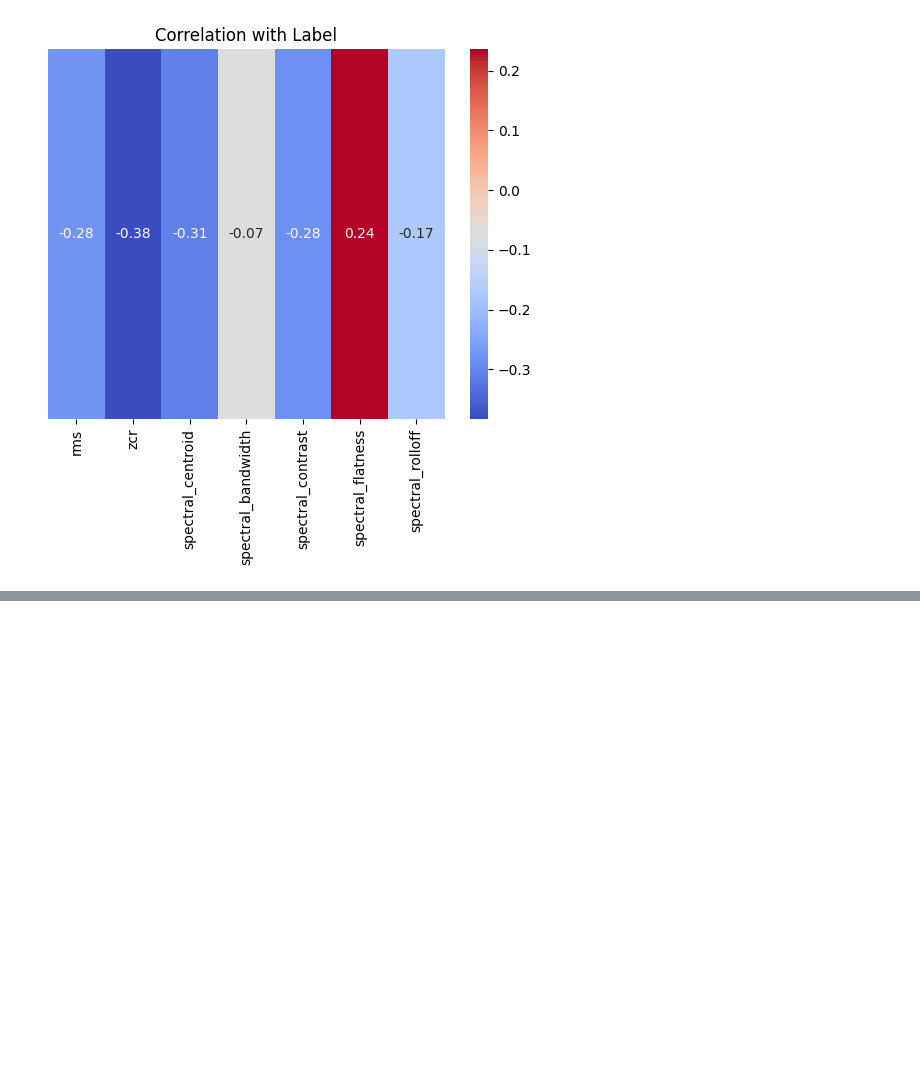
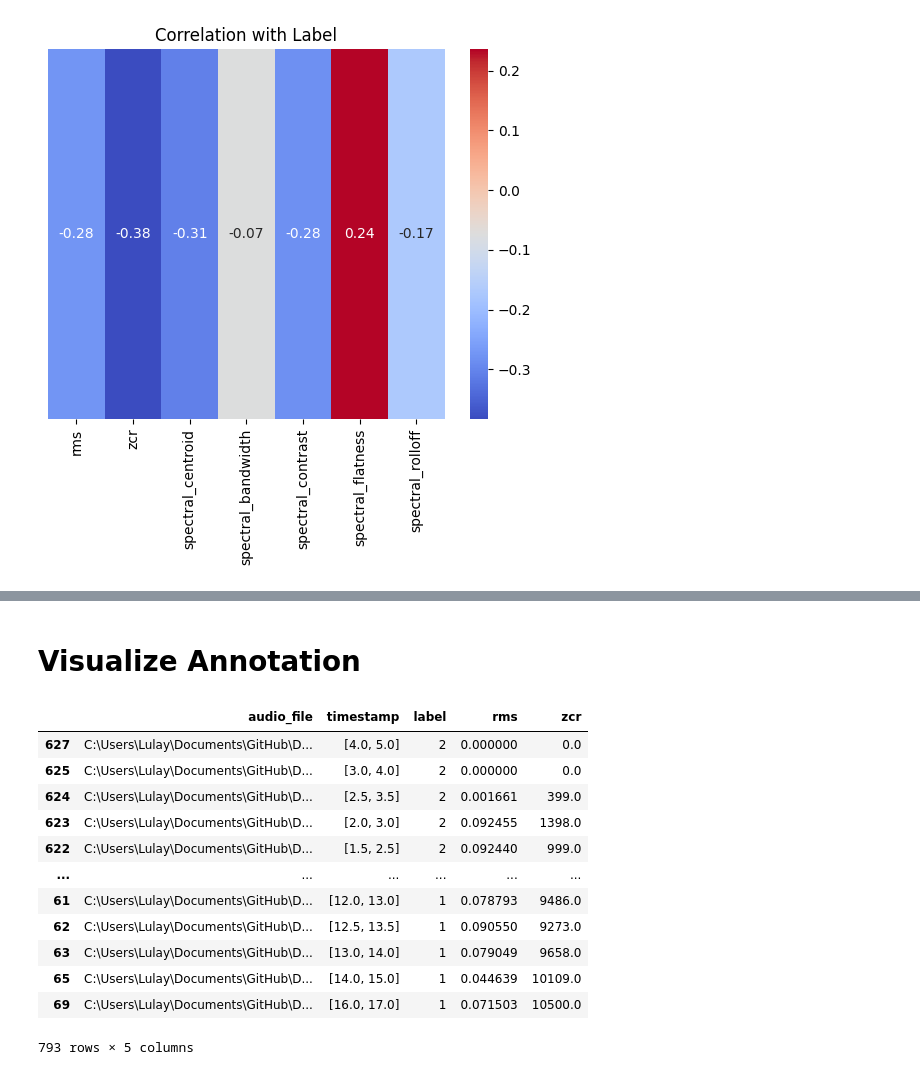
Before and after one commit to FathanAM0/Dasar-Kecerdasan-Artificial_Tugas-Besar, a Jupyter notebook: code_2-Prapemrosesan-Ekstraksi-Fitur.ipynb, the cells around one changed output, grey strips where cells are left out. Drawn from its saved outputs; the diff is of its cells as text; code cells hidden in the pictures; blank space fills up the shorter version.

```diff
--- a/code_2-Prapemrosesan-Ekstraksi-Fitur.ipynb
+++ b/code_2-Prapemrosesan-Ekstraksi-Fitur.ipynb
@@ -363,0 +476,2 @@ plt.show()
+# %% [markdown]
+# Visualize Annotation
@@ -363,0 +507,16 @@ plt.show()
+# %%
+df_raw
+# %% [output]
+|  | audio_file | timestamp | label | rms | zcr |
+| 627 | C:\Users\Lulay\Documents\GitHub\D... | [4.0, 5.0] | 2 | 0.000000 | 0.0 |
+| 625 | C:\Users\Lulay\Documents\GitHub\D... | [3.0, 4.0] | 2 | 0.000000 | 0.0 |
+| 624 | C:\Users\Lulay\Documents\GitHub\D... | [2.5, 3.5] | 2 | 0.001661 | 399.0 |
+| 623 | C:\Users\Lulay\Documents\GitHub\D... | [2.0, 3.0] | 2 | 0.092455 | 1398.0 |
+| 622 | C:\Users\Lulay\Documents\GitHub\D... | [1.5, 2.5] | 2 | 0.092440 | 999.0 |
+| ... | ... | ... | ... | ... | ... |
+| 61 | C:\Users\Lulay\Documents\GitHub\D... | [12.0, 13.0] | 1 | 0.078793 | 9486.0 |
+| 62 | C:\Users\Lulay\Documents\GitHub\D... | [12.5, 13.5] | 1 | 0.090550 | 9273.0 |
+| 63 | C:\Users\Lulay\Documents\GitHub\D... | [13.0, 14.0] | 1 | 0.079049 | 9658.0 |
+| 65 | C:\Users\Lulay\Documents\GitHub\D... | [14.0, 15.0] | 1 | 0.044639 | 10109.0 |
+| 69 | C:\Users\Lulay\Documents\GitHub\D... | [16.0, 17.0] | 1 | 0.071503 | 10500.0 |
+793 rows × 5 columns
```
Also changed, not shown: parts of 19 cells of this notebook.
